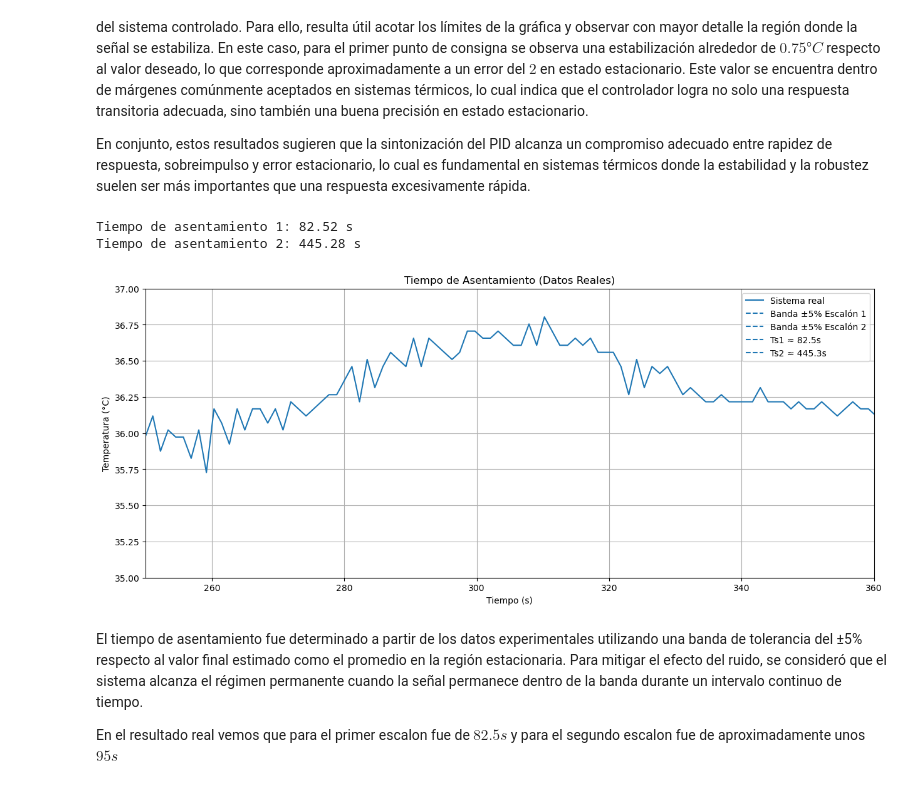
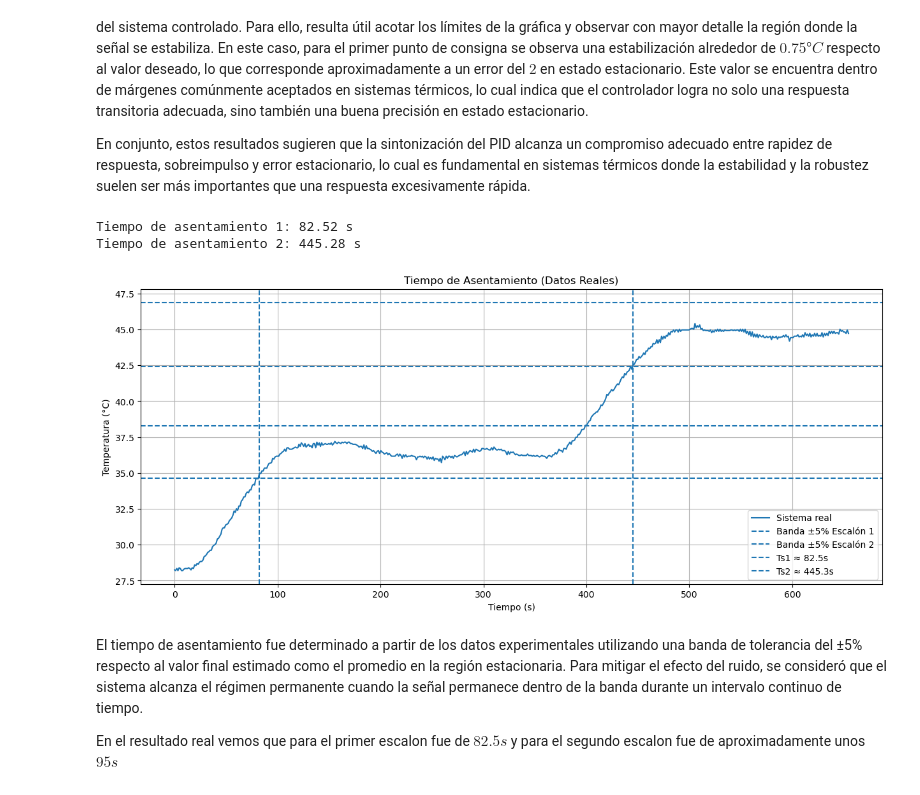
Before and after one commit to navalgoose4/SCL-2026I, a Jupyter notebook: LAB_4/lab_4.ipynb, the cells around one changed output. Cells and saved outputs as stored; diff of their text form; code cells hidden in the pictures.

```diff
--- a/LAB_4/lab_4.ipynb
+++ b/LAB_4/lab_4.ipynb
@@ -282,6 +282,9 @@ data = pd.read_csv('data_lab4/data_PID.txt', encoding='latin1', sep=',')
 # Extraer variables
 t = data['Tiempo (s)'].values
 y = data[' Temp1 (°C)'].values
+
+t_real = t
+y_real = y
 
 # Definir setpoint
 sp = np.zeros_like(t)
@@ -325,8 +328,8 @@ Adicionalmente, es importante analizar el comportamiento en estado estacionario,
 En conjunto, estos resultados sugieren que la sintonización del PID alcanza un compromiso adecuado entre rapidez de respuesta, sobreimpulso y error estacionario, lo cual es fundamental en sistemas térmicos donde la estabilidad y la robustez suelen ser más importantes que una respuesta excesivamente rápida.
 # %%
 # ====== DATOS ======
-t = np.array(time)
-y = np.array(temperature)
+t = t_real
+y = y_real
 
 # ====== PRIMER ESCALÓN (0–350 s) ======
 mask1 = t <= 350
@@ -367,37 +370,36 @@ for i in range(len(y2) - window):
 print(f"Tiempo de asentamiento 1: {ts1:.2f} s")
 print(f"Tiempo de asentamiento 2: {ts2:.2f} s")
 
 
 # ====== GRÁFICA ======
 plt.figure(figsize=(15,6))
 
-plt.plot(t, y, label='Sistema real')
+plt.plot(t_real, y_real, label='Sistema real')
 
 # Bandas primer escalón
 plt.axhline(yfinal1 + tol1, linestyle='--', label='Banda ±5% Escalón 1')
 plt.axhline(yfinal1 - tol1, linestyle='--')
 
 # Bandas segundo escalón
 plt.axhline(yfinal2 + tol2, linestyle='--', label='Banda ±5% Escalón 2')
 plt.axhline(yfinal2 - tol2, linestyle='--')
 
 # Líneas de asentamiento
 plt.axvline(ts1, linestyle='--', label=f'Ts1 ≈ {ts1:.1f}s')
 plt.axvline(ts2, linestyle='--', label=f'Ts2 ≈ {ts2:.1f}s')
 
 plt.title('Tiempo de Asentamiento (Datos Reales)')
 plt.xlabel('Tiempo (s)')
-plt.xlim(250,360)
-plt.ylim(35,37)
+
 plt.ylabel('Temperatura (°C)')
 plt.legend()
 plt.grid()
 
 plt.show()
 # %% [output]
 Tiempo de asentamiento 1: 82.52 s
 Tiempo de asentamiento 2: 445.28 s
-[figure, old version]
+[figure, new version]
 # %% [markdown]
 El tiempo de asentamiento fue determinado a partir de los datos experimentales utilizando una banda de tolerancia del ±5% respecto al valor final estimado como el promedio en la región estacionaria. Para mitigar el efecto del ruido, se consideró que el sistema alcanza el régimen permanente cuando la señal permanece dentro de la banda durante un intervalo continuo de tiempo.
 
```
Also changed, not shown: parts of 1 cell of this notebook.
